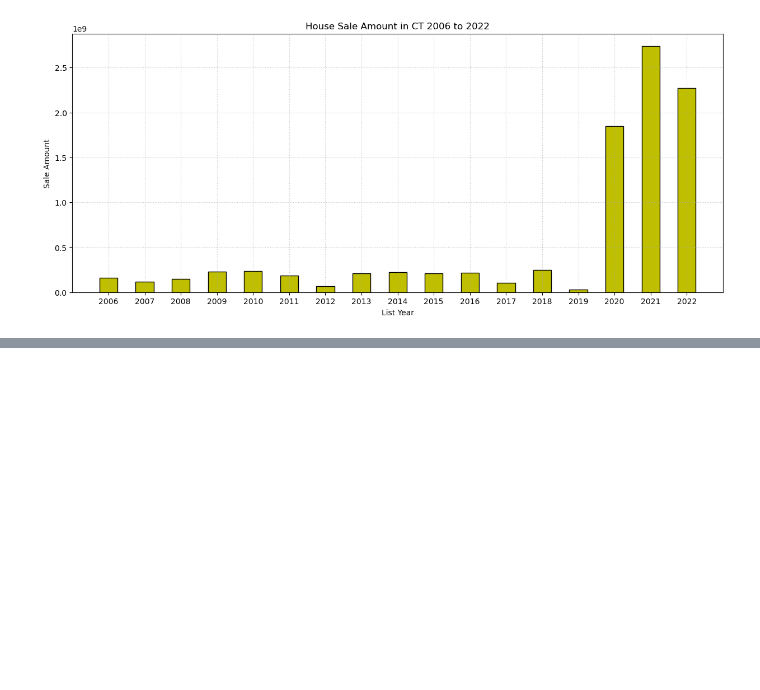
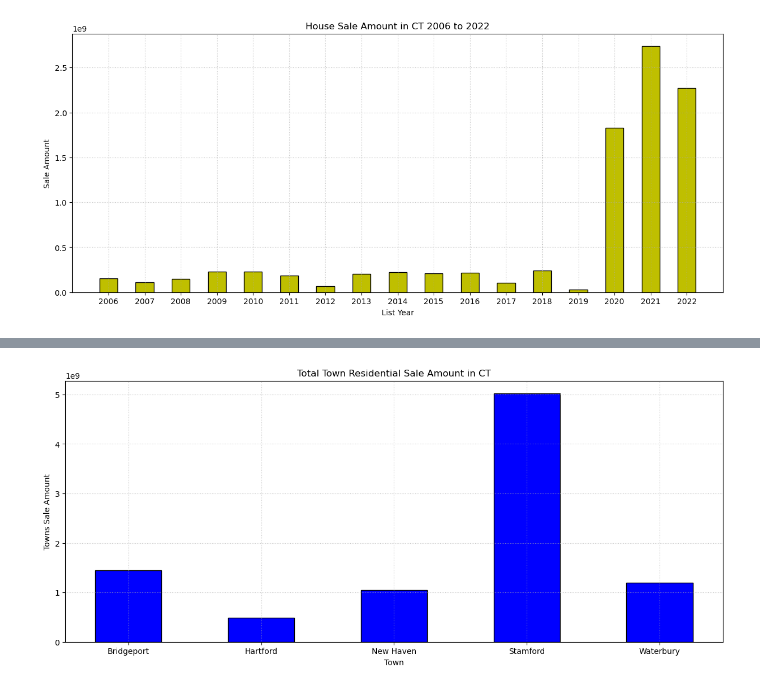
Before and after one commit to Cdenisemt/Project-1-Backup, a Jupyter notebook: Team_4_sp.ipynb, the cells around one changed output, grey strips where cells are left out. Cells and saved outputs as stored; diff of their text form; code cells hidden in the pictures; blank space fills up the shorter version.

```diff
--- a/Team_4_sp.ipynb
+++ b/Team_4_sp.ipynb
@@ -179,4 +203,25 @@ Waterbury     1195142774
 Name: Sale Amount, dtype: int64
+# %%
+fig = plt.figure(figsize=(15,6))
+x = rs_data_res_sale.index
+y = rs_data_res_sale
+
+bar_width = 0.5
+edgecolor = 'black'
+
+bars = plt.bar(x, y, bar_width, color="b", ec=edgecolor, lw=1)
+plt.ylabel('Towns Sale Amount')
+plt.xlabel('Town')
+plt.title('Total Town Residential Sale Amount in CT')
+plt.grid(True,linestyle=':', alpha=0.7)
+plt.xticks(x, rs_data_res_sale.index)
+
+for bar in bars:
+        height = bar.get_height()
+
+plt.show()
+# %% [output]
+[figure, added]
 # %%
 mean = rs_data_df['Assessed Value'].groupby(rs_data_df['Town']).mean()
 median = rs_data_df['Assessed Value'].groupby(rs_data_df['Town']).median()
```
Also changed, not shown: parts of 11 cells of this notebook.
